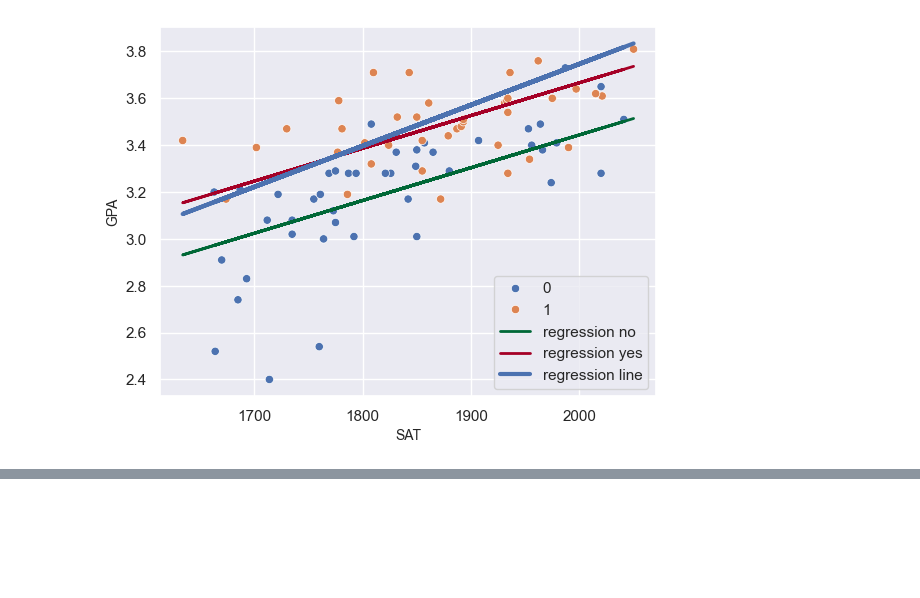
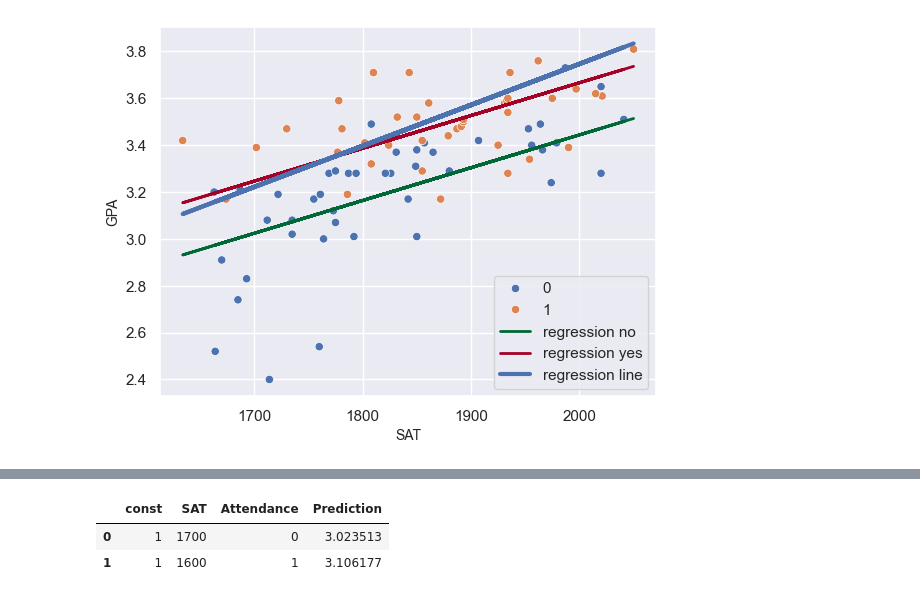
Before and after one commit to JACK6185555/NumPy, a Jupyter notebook: Project/Ex4.ipynb, the cells around one changed output, grey strips where cells are left out. Cells and saved outputs as stored; diff of their text form; code cells hidden in the pictures; blank space fills up the shorter version.

```diff
--- a/Project/Ex4.ipynb
+++ b/Project/Ex4.ipynb
@@ -132,0 +176,8 @@ plt.show()
+# %%
+predictiondf=pd.DataFrame({'Prediction':prediction})
+join_=new_data.join(predictiondf)
+join_
+# %% [output]
+|  | const | SAT | Attendance | Prediction |
+| 0 | 1 | 1700 | 0 | 3.023513 |
+| 1 | 1 | 1600 | 1 | 3.106177 |
```
Also changed, not shown: parts of 5 cells of this notebook, 1 other file.
